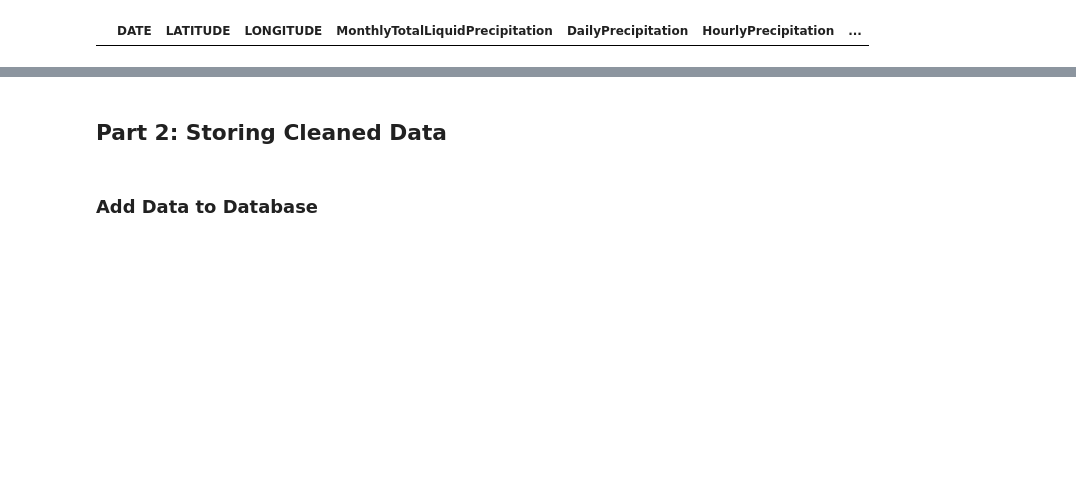
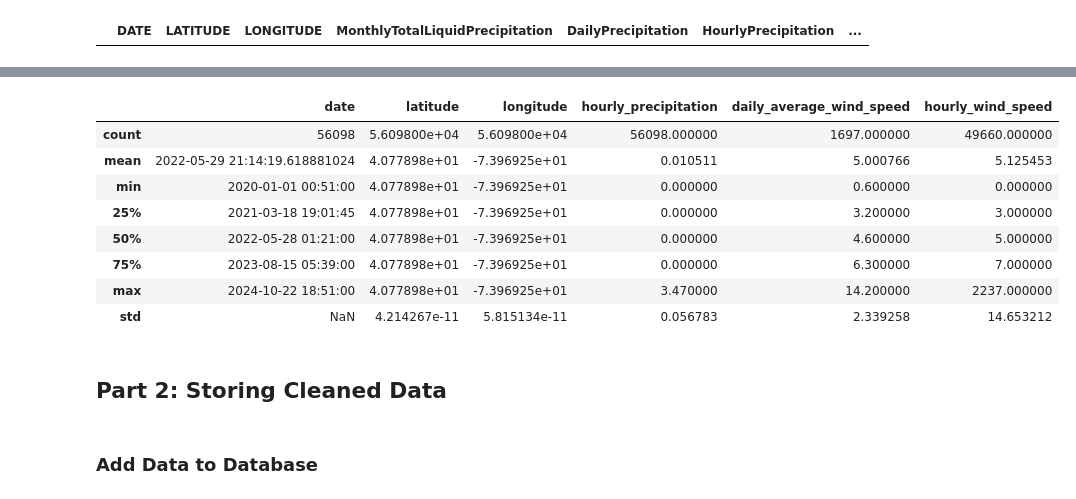
Before and after one commit to yhuang37-2034310/4501_Project, a Jupyter notebook: Project Scaffolding.ipynb, the cells around one changed output, grey strips where cells are left out. Cells and saved outputs as stored; diff of their text form; code cells hidden in the pictures; blank space fills up the shorter version.

```diff
--- a/Project Scaffolding.ipynb
+++ b/Project Scaffolding.ipynb
@@ -394,16 +410,27 @@ final_taxi_data.describe()
 #Grab all of the parquet files in the directory. glob.glob is used to identify/match the pattern, path.join retrieves all the paths
 all_fhvhv_parquet_files = glob.glob(os.path.join(PARQUET_FILES, "*fhvhv*.parquet"))
 # %%
+uber_columns_mapping = {
+    'trip_miles': 'trip_distance',
+    'PULocationID': 'pickup_location_id',
+    'DOLocationID': 'dropoff_location_id',
+    'tolls': 'tolls_amount',
+    'tips': 'tip_amount',
+    'bcf': 'black_car_fund_fee',
+
+}
+
 #Create samples of all uber parquet files according to cochran's sample size formula. Later, we concatenate all sample dfs into one df.
 sampled_uber_dfs = []
 columns_to_keep = ['hvfhs_license_num',
        'request_datetime', 'pickup_datetime',
-       'dropoff_datetime', 'PULocationID', 'DOLocationID', 'trip_miles',
-        'base_passenger_fare', 'tolls', 'bcf', 'sales_tax',
-       'congestion_surcharge', 'airport_fee', 'tips', 'driver_pay']
+       'dropoff_datetime', 'pickup_location_id', 'dropoff_location_id', 'trip_distance',
+        'base_passenger_fare', 'tolls_amount', 'black_car_fund_fee', 'sales_tax',
+       'congestion_surcharge', 'airport_fee', 'tip_amount']
 
 for file_path in all_fhvhv_parquet_files:
     uber_df = load_parquet_file(file_path) #Makes a df for every parquet file
+    uber_df = uber_df.rename(columns=uber_columns_mapping)
     uber_df = uber_df[uber_df['hvfhs_license_num'] == 'HV0003'] #Filters out non-uber rides from the hvfhs files before creating samples
     population_size = len(uber_df)
     sample_size = cochran_sample_size(population_size)
@@ -417,7 +444,7 @@ sampled_uber_data = pd.concat(sampled_uber_dfs)
 sampled_uber_data = filter_data(sampled_uber_data)
 
 # Make a single df that includes the taxi rides and their corresponding coordinates by merging the shape file with the ride files.
-final_uber_data = pd.merge(sampled_uber_data, gdf_taxi_zones, left_on = 'PULocationID', right_on = 'LocationID', how="inner")
+final_uber_data = pd.merge(sampled_uber_data, gdf_taxi_zones, left_on = 'pickup_location_id', right_on = 'location_id', how="inner")
 
 final_uber_data = find_centroid(final_uber_data)
 # %%
@@ -593 +660,13 @@ hourly_weather_data.head()
+# %%
+weather_columns_mapping = {
+ 'DATE': 'date',
+ 'LATITUDE': 'latitude',
+ 'LONGITUDE': 'longitude',
+ 'DailyPrecipitation': 'daily_precipitation',
+ 'HourlyPrecipitation': 'hourly_precipitation',
+ 'DailyAverageWindSpeed': 'daily_average_wind_speed',
+ 'HourlyWindSpeed': 'hourly_wind_speed',
+ 'DailySnowfall': 'daily_snowfall'
+}
+weather_data.rename(columns=weather_columns_mapping, inplace=True)
 # %%
@@ -595,2 +692,12 @@ hourly_weather_data.info()
 # %%
-hourly_weather_data.describe()
+weather_data.describe()
+# %% [output]
+|  | date | latitude | longitude | hourly_precipitation | daily_average_wind_speed | hourly_wind_speed |
+| count | 56098 | 5.609800e+04 | 5.609800e+04 | 56098.000000 | 1697.000000 | 49660.000000 |
+| mean | 2022-05-29 21:14:19.618881024 | 4.077898e+01 | -7.396925e+01 | 0.010511 | 5.000766 | 5.125453 |
+| min | 2020-01-01 00:51:00 | 4.077898e+01 | -7.396925e+01 | 0.000000 | 0.600000 | 0.000000 |
+| 25% | 2021-03-18 19:01:45 | 4.077898e+01 | -7.396925e+01 | 0.000000 | 3.200000 | 3.000000 |
+| 50% | 2022-05-28 01:21:00 | 4.077898e+01 | -7.396925e+01 | 0.000000 | 4.600000 | 5.000000 |
+| 75% | 2023-08-15 05:39:00 | 4.077898e+01 | -7.396925e+01 | 0.000000 | 6.300000 | 7.000000 |
+| max | 2024-10-22 18:51:00 | 4.077898e+01 | -7.396925e+01 | 3.470000 | 14.200000 | 2237.000000 |
+| std | NaN | 4.214267e-11 | 5.815134e-11 | 0.056783 | 2.339258 | 14.653212 |
```
Also changed, not shown: parts of 27 cells of this notebook.
